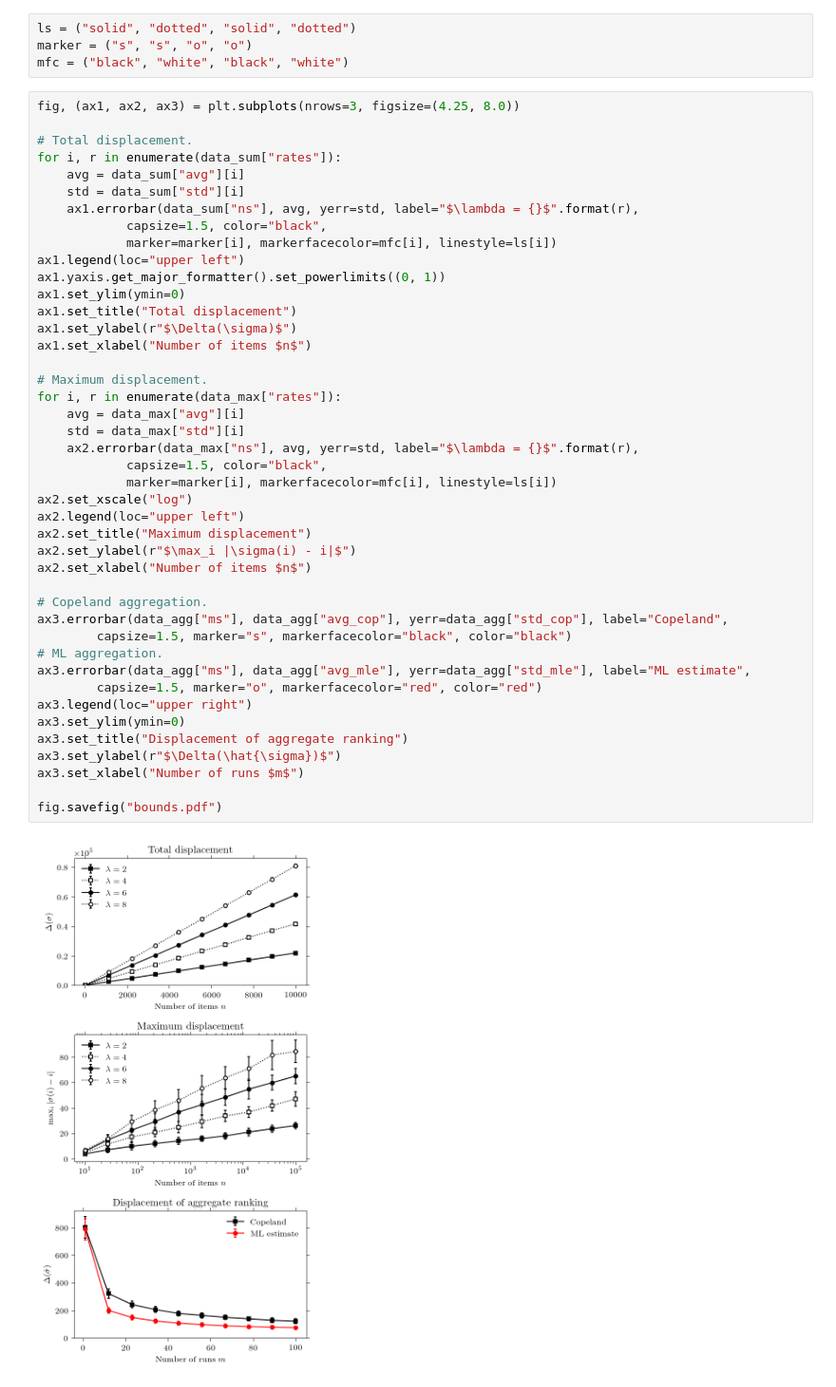
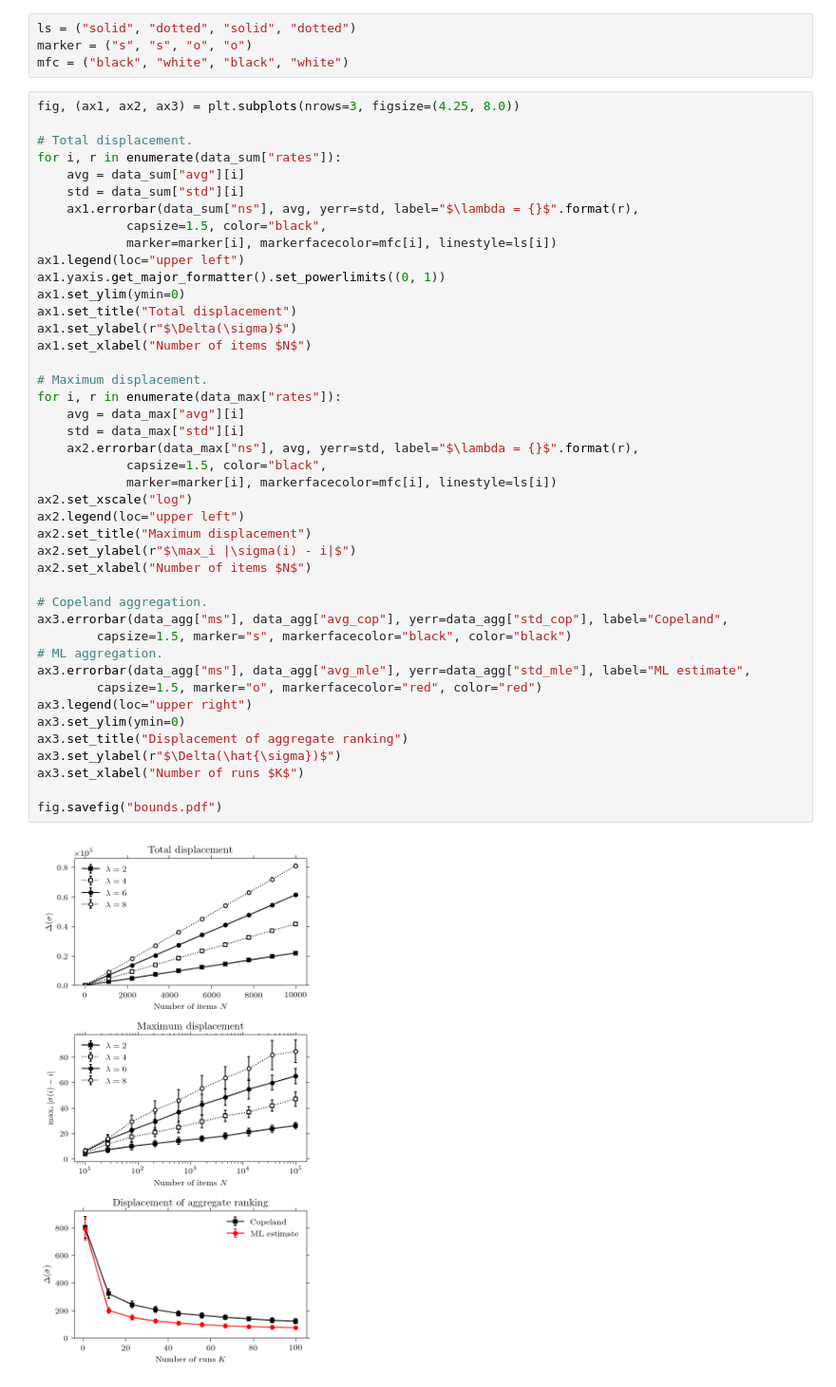
Before and after one commit to lucasmaystre/phd-thesis, a Jupyter notebook: notebooks/03-robustsort/fig-bounds.ipynb, the cells around one changed output. Shown at 95% size. Saved outputs shown, nothing was run; the diff lists cells and outputs as text.

```diff
--- a/notebooks/03-robustsort/fig-bounds.ipynb
+++ b/notebooks/03-robustsort/fig-bounds.ipynb
@@ -43,34 +43,34 @@ ax1.legend(loc="upper left")
 ax1.yaxis.get_major_formatter().set_powerlimits((0, 1))
 ax1.set_ylim(ymin=0)
 ax1.set_title("Total displacement")
 ax1.set_ylabel(r"$\Delta(\sigma)$")
-ax1.set_xlabel("Number of items $n$")
+ax1.set_xlabel("Number of items $N$")
 
 # Maximum displacement.
 for i, r in enumerate(data_max["rates"]):
     avg = data_max["avg"][i]
     std = data_max["std"][i]
     ax2.errorbar(data_max["ns"], avg, yerr=std, label="$\lambda = {}$".format(r),
             capsize=1.5, color="black",
             marker=marker[i], markerfacecolor=mfc[i], linestyle=ls[i])
 ax2.set_xscale("log")
 ax2.legend(loc="upper left")
 ax2.set_title("Maximum displacement")
 ax2.set_ylabel(r"$\max_i |\sigma(i) - i|$")
-ax2.set_xlabel("Number of items $n$")
+ax2.set_xlabel("Number of items $N$")
 
 # Copeland aggregation.
 ax3.errorbar(data_agg["ms"], data_agg["avg_cop"], yerr=data_agg["std_cop"], label="Copeland",
         capsize=1.5, marker="s", markerfacecolor="black", color="black")
 # ML aggregation.
 ax3.errorbar(data_agg["ms"], data_agg["avg_mle"], yerr=data_agg["std_mle"], label="ML estimate",
         capsize=1.5, marker="o", markerfacecolor="red", color="red")
 ax3.legend(loc="upper right")
 ax3.set_ylim(ymin=0)
 ax3.set_title("Displacement of aggregate ranking")
 ax3.set_ylabel(r"$\Delta(\hat{\sigma})$")
-ax3.set_xlabel("Number of runs $m$")
+ax3.set_xlabel("Number of runs $K$")
 
 fig.savefig("bounds.pdf")
 # %% [output]
-[figure, old version]
+[figure, new version]
```
Also changed, not shown: 14 other files.
